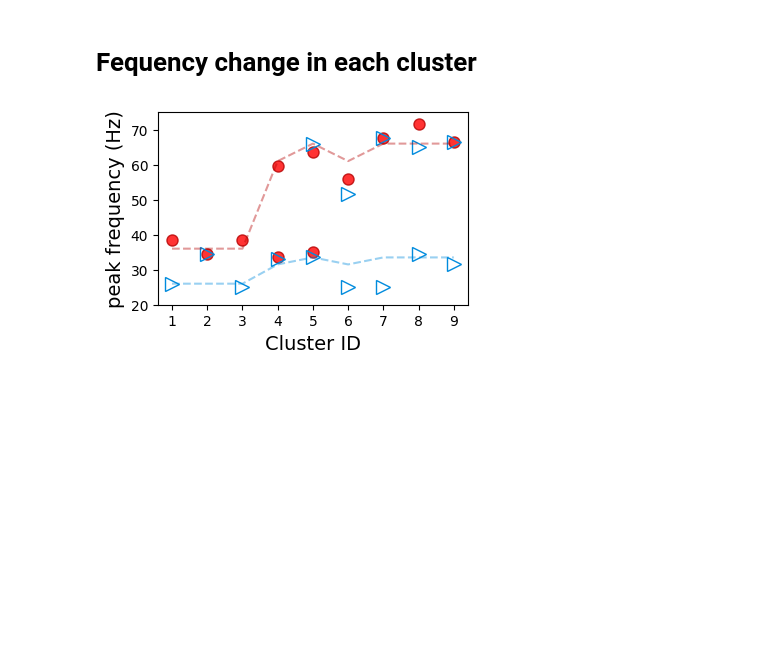
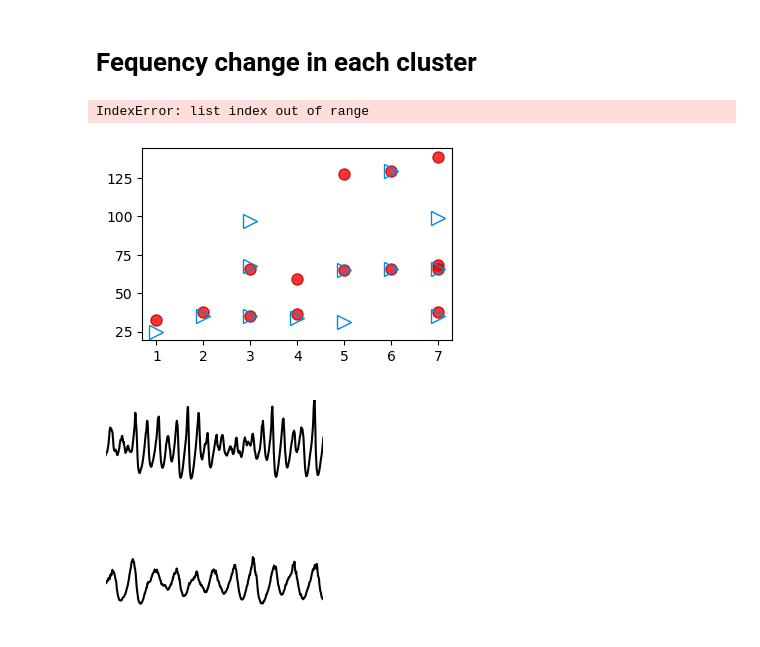
Before and after one commit to jyKim-97/hh_neuralnet, a Jupyter notebook: dynamics_clustering/show_cluster_features.ipynb, the cells around one changed output. Saved outputs shown, nothing was run; the diff lists cells and outputs as text; code cells hidden in the pictures; blank space fills up the shorter version.

Commit message:
update method for validating clustering

```diff
--- a/dynamics_clustering/show_cluster_features.ipynb
+++ b/dynamics_clustering/show_cluster_features.ipynb
@@ -148,3 +392,0 @@ data.shape
-# %%
-fig, axs = plt.subplots(3, 7, figsize=(10, 3))
-for n in range(21
@@ -271,4 +392,0 @@ repr_locs["loc"]
-# %%
-for i in cid_set:
-    loc = np.array(repr_locs["loc"][i], dtype=int)
-    print("%.2f, %.2f, %.1f, %f"%(summary_obj.controls["alpha_set"][loc[0]], summary_obj.controls["beta_set"][loc[1]], summary_obj.controls["rank_set"][loc[2]], summary_obj.controls["w_set"][loc[3]]))
@@ -335,0 +511,13 @@ for target_id in range(1, 10): # target_id = 8
+# %%
+fig, axs = plt.subplots(4, 3, figsize=(9, 8))
+for i in range(len(keys)//2):
+    n = 2*i
+
+
+
+    if n < 20:
+        nr = n // 4
+        nc = n
+
+    nr = n // 4
+    nc = n - 4*nr
@@ -348,10 +539,10 @@ def _fft(detail):
 
 
 psd_set, psd_base_set = [], []
-for cid in range(1, 10):
+for nc in range(len(clusters.id_set)):
     psd_tot = [0, 0, 0]
     for i in range(9):
-        detail = summary_obj.load_detail(*repr_locs["loc"][cid], i)
+        detail = summary_obj.load_detail(*repr_info["repr_idx"][nc], i)
         for nt in range(3):
             psd, fpsd = _fft(detail)
             psd_tot[nt] += psd/9
@@ -359,14 +550,14 @@ for cid in range(1, 10):
 
     # base
     psd_base = [0, 0, 0]
-    nechelon = repr_locs["loc"][cid][2]
+    nechelon = repr_info["repr_idx"][nc][2]
 
-    for i in range(9):
-        detail_base = sobj_base.load_detail(0, 0, nechelon, 0, i)
-        for nt in range(3):
-            psd_b, fpsd_b = _fft(detail_base)
-            psd_base[nt] += psd_b/9
-    psd_base_set.append(psd_base)
+    # for i in range(9):
+    #     detail_base = sobj_base.load_detail(0, 0, nechelon, 0, i)
+    #     for nt in range(3):
+    #         psd_b, fpsd_b = _fft(detail_base)
+    #         psd_base[nt] += psd_b/9
+    # psd_base_set.append(psd_base)
 # %%
 from scipy.signal import savgol_filter
 
@@ -381,33 +572,34 @@ fpeaks_b = [[], [], []]
 for nc in range(9):
     for nt in range(1, 3):
         yhat = savgol_filter(psd_set[nc][nt], 21, 1)
         npeaks = hhsignal.detect_peak(yhat, prominence=0.01, mode=0)
 
         # print("Cluster %d"%(nc+1))
         for n in npeaks:
             if nt == 1:
                 plt.plot(nc+1, fpsd[n], markers[nt], color=cset[nt], markerfacecolor=[1, 0, 0, 0.8], markersize=8)
             if nt == 2:
                 plt.plot(nc+1, fpsd[n], markers[nt], color=cset[nt], markerfacecolor="none", markersize=10)
             # print("%.3f"%(fpsd[n]))
 
-        yhat_b = savgol_filter(psd_base_set[nc][nt], 21, 1)
-        npeaks = hhsignal.detect_peak(yhat_b, prominence=0.02, mode=0)
+        # yhat_b = savgol_filter(psd_base_set[nc][nt], 21, 1)
+        # npeaks = hhsignal.detect_peak(yhat_b, prominence=0.02, mode=0)
 
         fpeaks_b[nt].append(fpsd[npeaks[0]])
 
 fpeaks_b[1][-3] = fpeaks_b[1][-1]
 fpeaks_b[2][-3] = fpeaks_b[2][-1]
 
 plt.plot(np.arange(9)+1, fpeaks_b[1], '--', c=cset[1], alpha=0.4)
 plt.plot(np.arange(9)+1, fpeaks_b[2], '--', c=cset[2], alpha=0.4)
 
 plt.xticks(np.arange(1, 10))
 plt.ylim([20, 75])
 
 plt.xlabel("Cluster ID", fontsize=14)
 plt.ylabel("peak frequency (Hz)", fontsize=14)
 
 plt.show()
 # %% [output]
+IndexError: list index out of range
-[figure, old version]
+[figure, new version]
@@ -413,0 +608,18 @@ plt.show()
+# %%
+plt.figure(figsize=(2.8, 1.2))
+plt.plot(detail_data["ts"], detail_data["vlfp"][1], color='k')
+plt.xlim([1.9, 2.2])
+plt.ylim([-67, -52])
+plt.axis("off")
+plt.show()
+# %% [output]
+[figure, added]
+# %%
+plt.figure(figsize=(2.8, 1.2))
+plt.plot(detail_data["ts"], detail_data["vlfp"][2], color='k')
+plt.xlim([1.2, 1.5])
+plt.ylim([-67, -52])
+plt.axis("off")
+plt.show()
+# %% [output]
+[figure, added]
```
Also changed, not shown: parts of 56 cells of this notebook, 5 other files.
